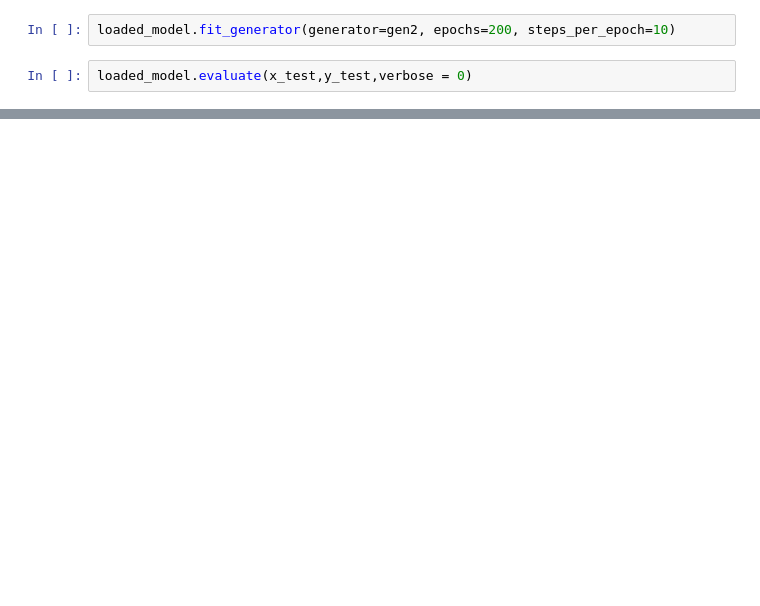
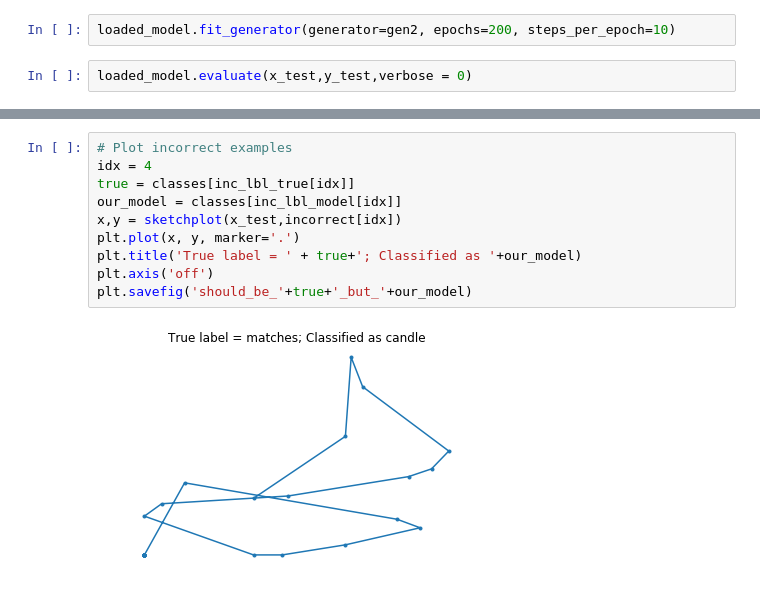
Before and after one commit to bzhang610/GoogleDoodle, a Jupyter notebook: main_LSTM.ipynb, the cells around one changed output, grey strips where cells are left out. Drawn from its saved outputs; the diff is of its cells as text; blank space fills up the shorter version.

```diff
--- a/main_LSTM.ipynb
+++ b/main_LSTM.ipynb
@@ -120,0 +196,12 @@ loaded_model.evaluate(x_test,y_test,verbose = 0)
+# %%
+# Plot incorrect examples
+idx = 4
+true = classes[inc_lbl_true[idx]]
+our_model = classes[inc_lbl_model[idx]]
+x,y = sketchplot(x_test,incorrect[idx])
+plt.plot(x, y, marker='.')
+plt.title('True label = ' + true+'; Classified as '+our_model)
+plt.axis('off')
+plt.savefig('should_be_'+true+'_but_'+our_model)
+# %% [output]
+[figure, added]
```
Also changed, not shown: parts of 22 cells of this notebook.
